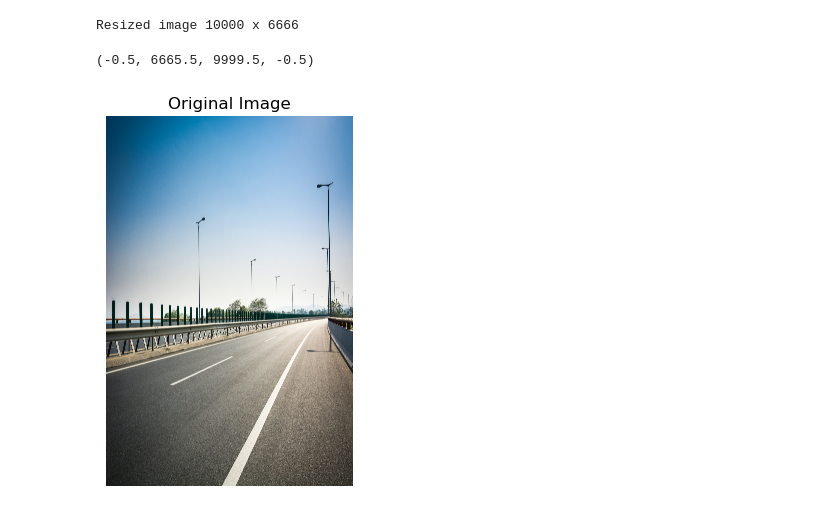
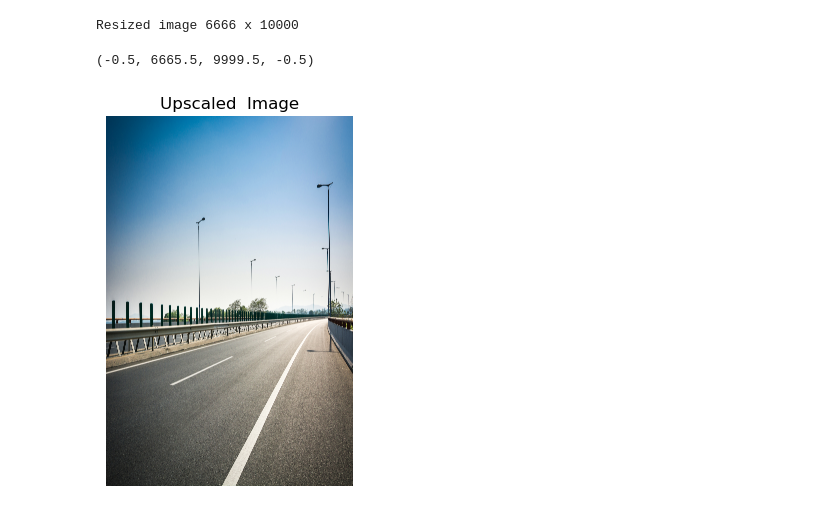
Before and after one commit to aaditya-pdgupta/Python_Course, a Jupyter notebook: Scaling_Based_on_Aspect_Ratio.ipynb, the cells around one changed output. Drawn from its saved outputs; the diff is of its cells as text; code cells hidden in the pictures.

```diff
--- a/Scaling_Based_on_Aspect_Ratio.ipynb
+++ b/Scaling_Based_on_Aspect_Ratio.ipynb
@@ -5,6 +5,6 @@ import matplotlib.pyplot as plt
 # %%
 img = cv2.imread("highway.jpg")
 # %%
-w, h = img.shape[:2]
+h, w = img.shape[:2]
 print("Original Image", w, "x", h)
 # %% [output]
@@ -36,14 +37,14 @@ resized_1 = cv2.resize(img, (new_width, new_height),  interpolation = cv2.INTER_
 # %%
 resized_rgb_1 =cv2.cvtColor(resized_1, cv2.COLOR_BGR2RGB)
 # %%
-new_w, new_h = resized_1.shape[:2]
+new_h, new_w = resized_1.shape[:2]
 print("Resized image", new_w, "x", new_h)
 # %% [output]
-Resized image 10000 x 6666
+Resized image 6666 x 10000
 # %%
 plt.imshow(resized_rgb_1)
-plt.title("Original Image")
+plt.title("Upscaled  Image")
 plt.axis("off")
 # %% [output]
 (-0.5, 6665.5, 9999.5, -0.5)
-[figure, old version]
+[figure, new version]
```
Also changed, not shown: parts of 5 cells of this notebook.
